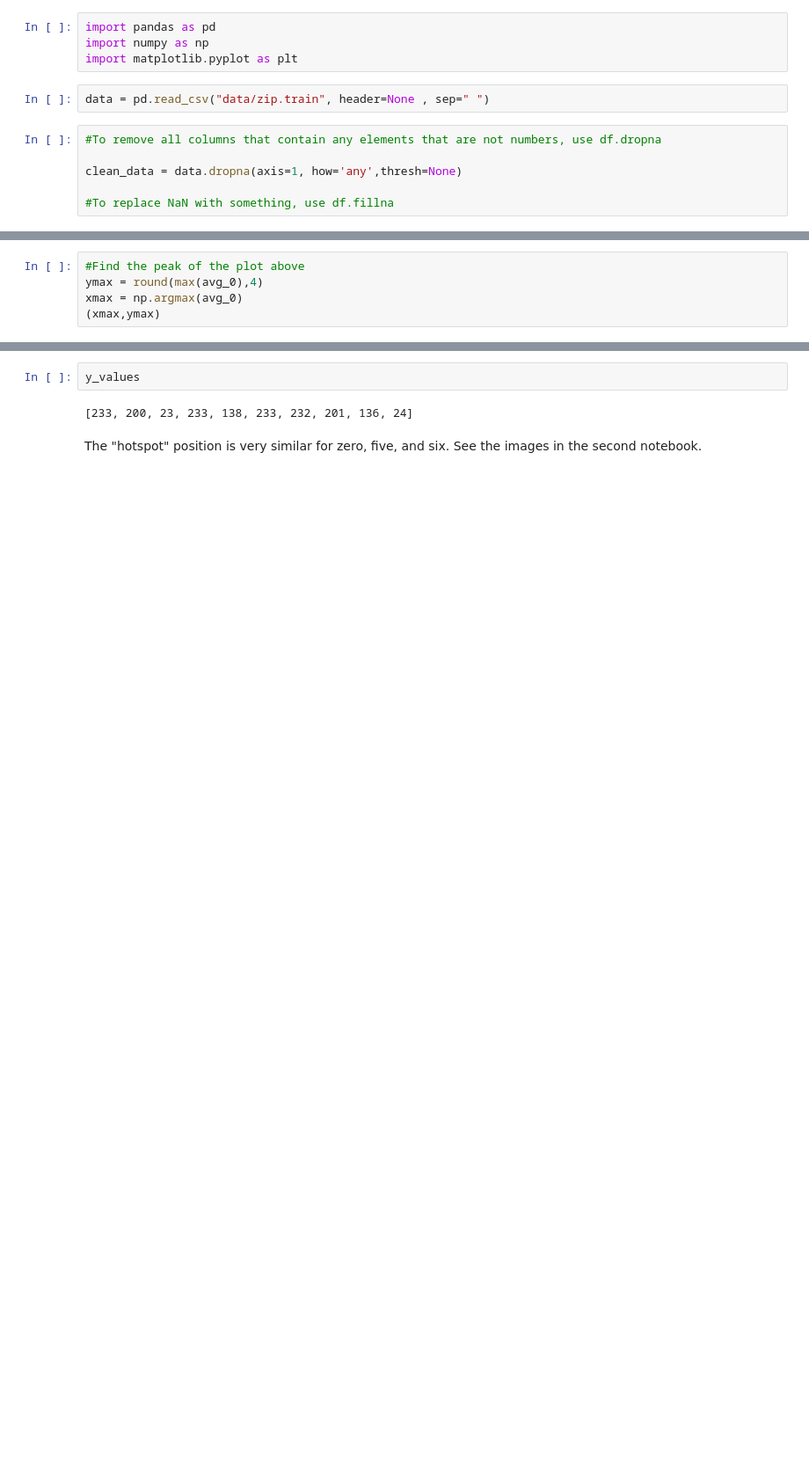
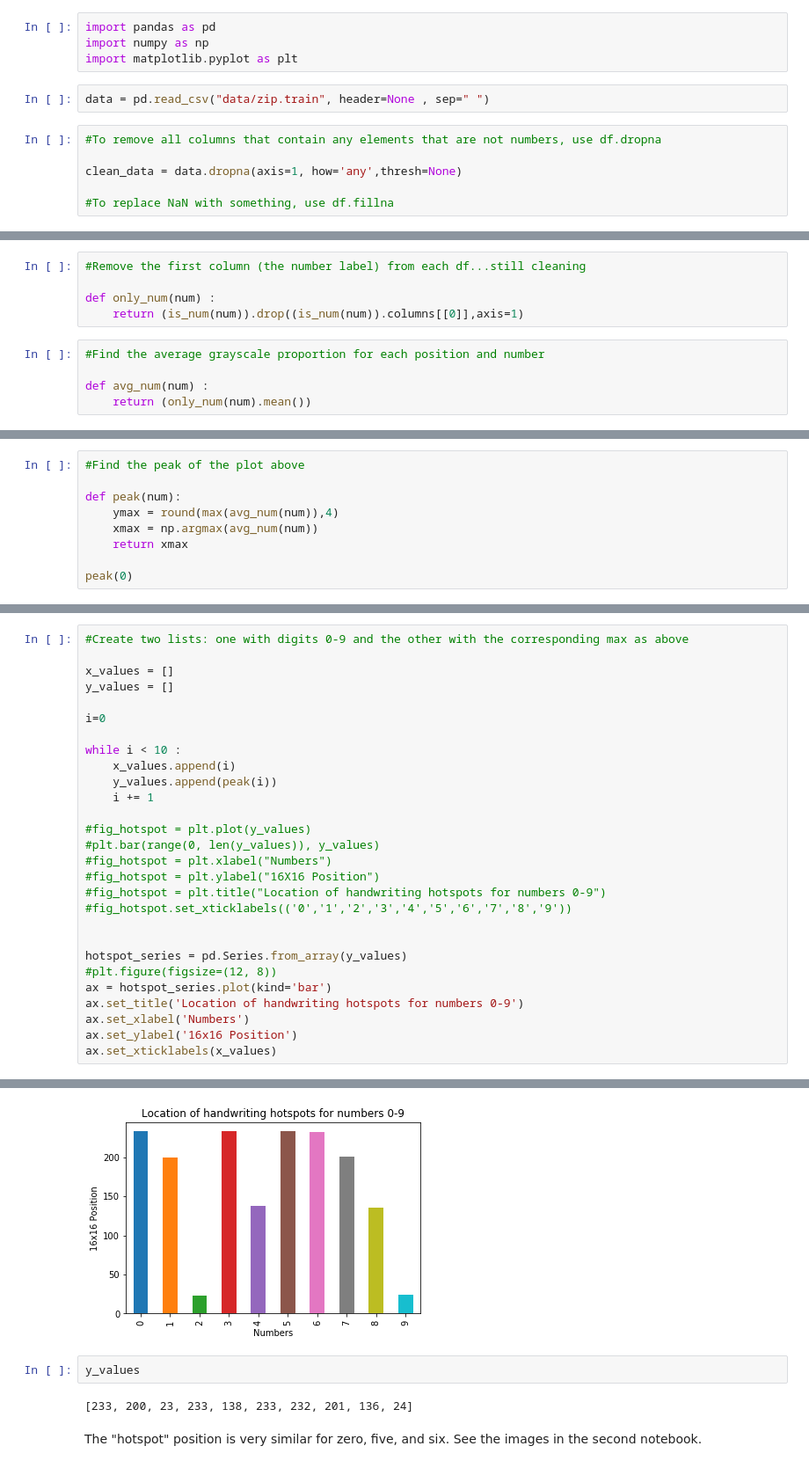
Before and after one commit to KatieBSC/descriptive_analysis, a Jupyter notebook: Week 1 Project Notebook.ipynb, the cells around one changed output, grey strips where cells are left out. Shown: that part at 88% size. Cells and saved outputs as stored; diff of their text form; blank space fills up the shorter version.

Commit message:
Edited charts, added functions

```diff
--- a/Week 1 Project Notebook.ipynb
+++ b/Week 1 Project Notebook.ipynb
@@ -61,0 +20,10 @@ fig_0 = plt.title("Average grayscale proportion for number 0")
+# %%
+#Remove the first column (the number label) from each df...still cleaning
+
+def only_num(num) :
+    return (is_num(num)).drop((is_num(num)).columns[[0]],axis=1)
+# %%
+#Find the average grayscale proportion for each position and number
+
+def avg_num(num) :
+    return (only_num(num).mean())
@@ -62,6 +47,10 @@ fig_0 = plt.title("Average grayscale proportion for number 0")
 # %%
 #Find the peak of the plot above
-ymax = round(max(avg_0),4)
-xmax = np.argmax(avg_0)
-(xmax,ymax)
+
+def peak(num):
+    ymax = round(max(avg_num(num)),4)
+    xmax = np.argmax(avg_num(num))
+    return xmax
+
+peak(0)
 # %% [output]
@@ -90,0 +58,29 @@ fig_hotspot = plt.title("Location of handwriting hotspots for numbers 0-9")
+# %%
+#Create two lists: one with digits 0-9 and the other with the corresponding max as above
+
+x_values = []
+y_values = []
+
+i=0
+
+while i < 10 :
+    x_values.append(i)
+    y_values.append(peak(i))
+    i += 1
+
+#fig_hotspot = plt.plot(y_values)
+#plt.bar(range(0, len(y_values)), y_values)
+#fig_hotspot = plt.xlabel("Numbers")
+#fig_hotspot = plt.ylabel("16X16 Position")
+#fig_hotspot = plt.title("Location of handwriting hotspots for numbers 0-9")
+#fig_hotspot.set_xticklabels(('0','1','2','3','4','5','6','7','8','9'))
+
+
+hotspot_series = pd.Series.from_array(y_values)
+#plt.figure(figsize=(12, 8))
+ax = hotspot_series.plot(kind='bar')
+ax.set_title('Location of handwriting hotspots for numbers 0-9')
+ax.set_xlabel('Numbers')
+ax.set_ylabel('16x16 Position')
+ax.set_xticklabels(x_values)
+# %% [output]
@@ -91,3 +97,4 @@ fig_hotspot = plt.title("Location of handwriting hotspots for numbers 0-9")
+[figure, added]
 # %%
 y_values
 # %% [output]
```
Also changed, not shown: parts of 12 cells of this notebook.
